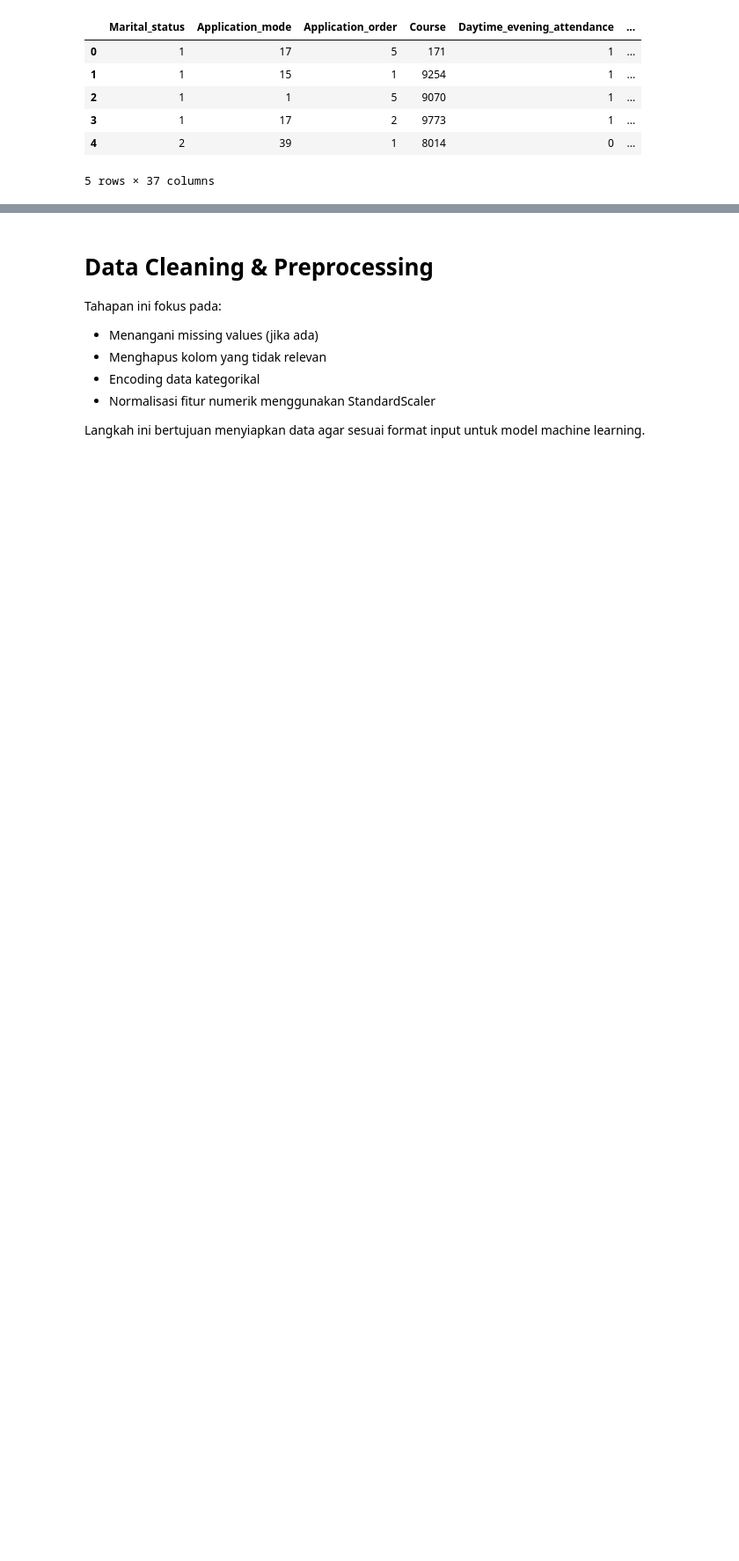
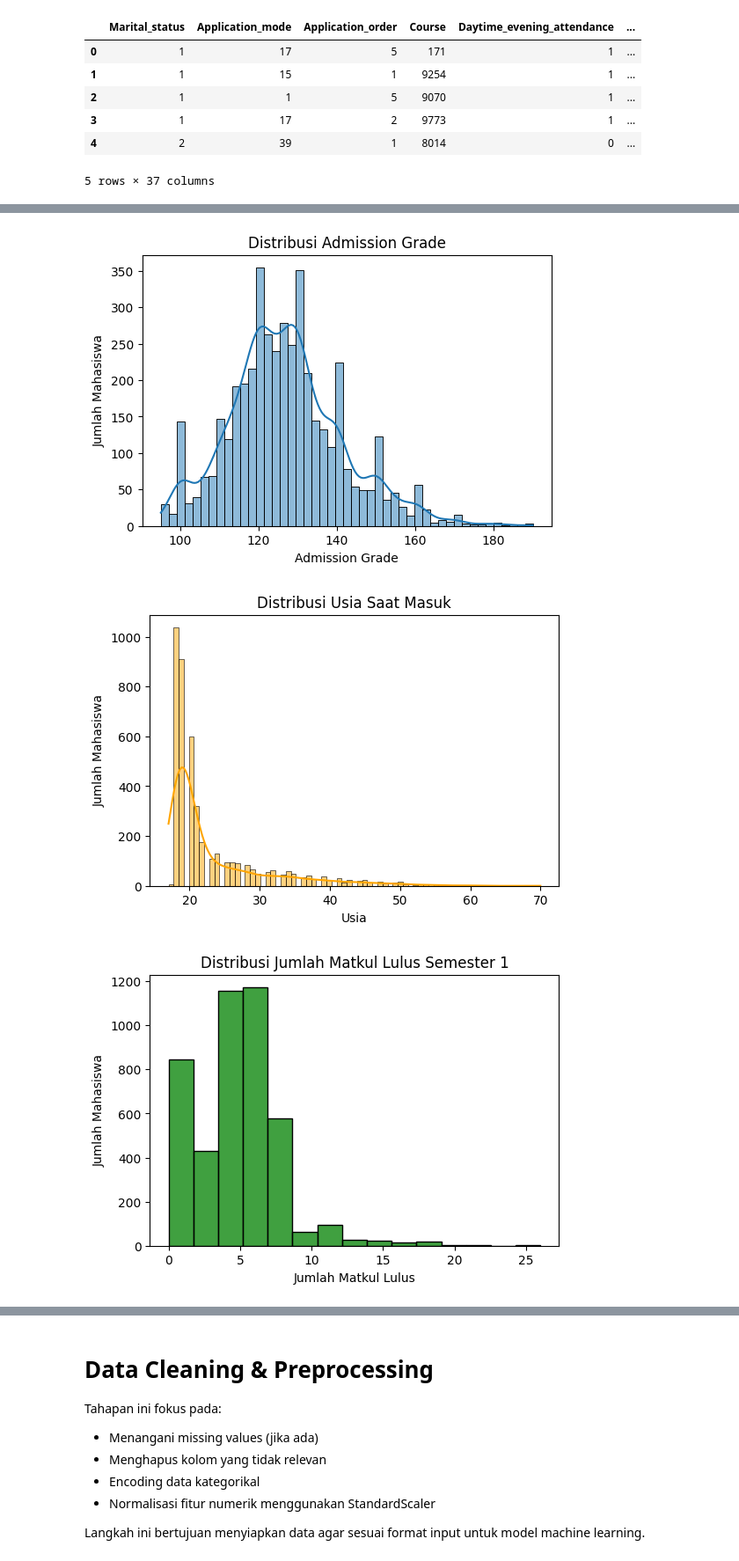
Before and after one commit to nikofebrianur/Menyelesaikan-Permasalahan-Institusi-Pendidikan, a Jupyter notebook: BPDS_Sub2_Menyelesaikan_Permasalahan_Institusi_Pendidikan.ipynb, the cells around one changed output, grey strips where cells are left out. Shown: that part at 88% size. Cells and saved outputs as stored; diff of their text form; code cells hidden in the pictures; blank space fills up the shorter version.

```diff
--- a/BPDS_Sub2_Menyelesaikan_Permasalahan_Institusi_Pendidikan.ipynb
+++ b/BPDS_Sub2_Menyelesaikan_Permasalahan_Institusi_Pendidikan.ipynb
@@ -63,0 +78,25 @@ dtype: int64
+# %%
+plt.figure(figsize=(6,4))
+sns.histplot(df['Admission_grade'], kde=True)
+plt.title("Distribusi Admission Grade")
+plt.xlabel("Admission Grade")
+plt.ylabel("Jumlah Mahasiswa")
+plt.show()
+
+plt.figure(figsize=(6,4))
+sns.histplot(df['Age_at_enrollment'], kde=True, color='orange')
+plt.title("Distribusi Usia Saat Masuk")
+plt.xlabel("Usia")
+plt.ylabel("Jumlah Mahasiswa")
+plt.show()
+
+plt.figure(figsize=(6,4))
+sns.histplot(df['Curricular_units_1st_sem_approved'], bins=15, color='green')
+plt.title("Distribusi Jumlah Matkul Lulus Semester 1")
+plt.xlabel("Jumlah Matkul Lulus")
+plt.ylabel("Jumlah Mahasiswa")
+plt.show()
+# %% [output]
+[figure, added]
+[figure, added]
+[figure, added]
```
Also changed, not shown: parts of 19 cells of this notebook, 1 other file.
